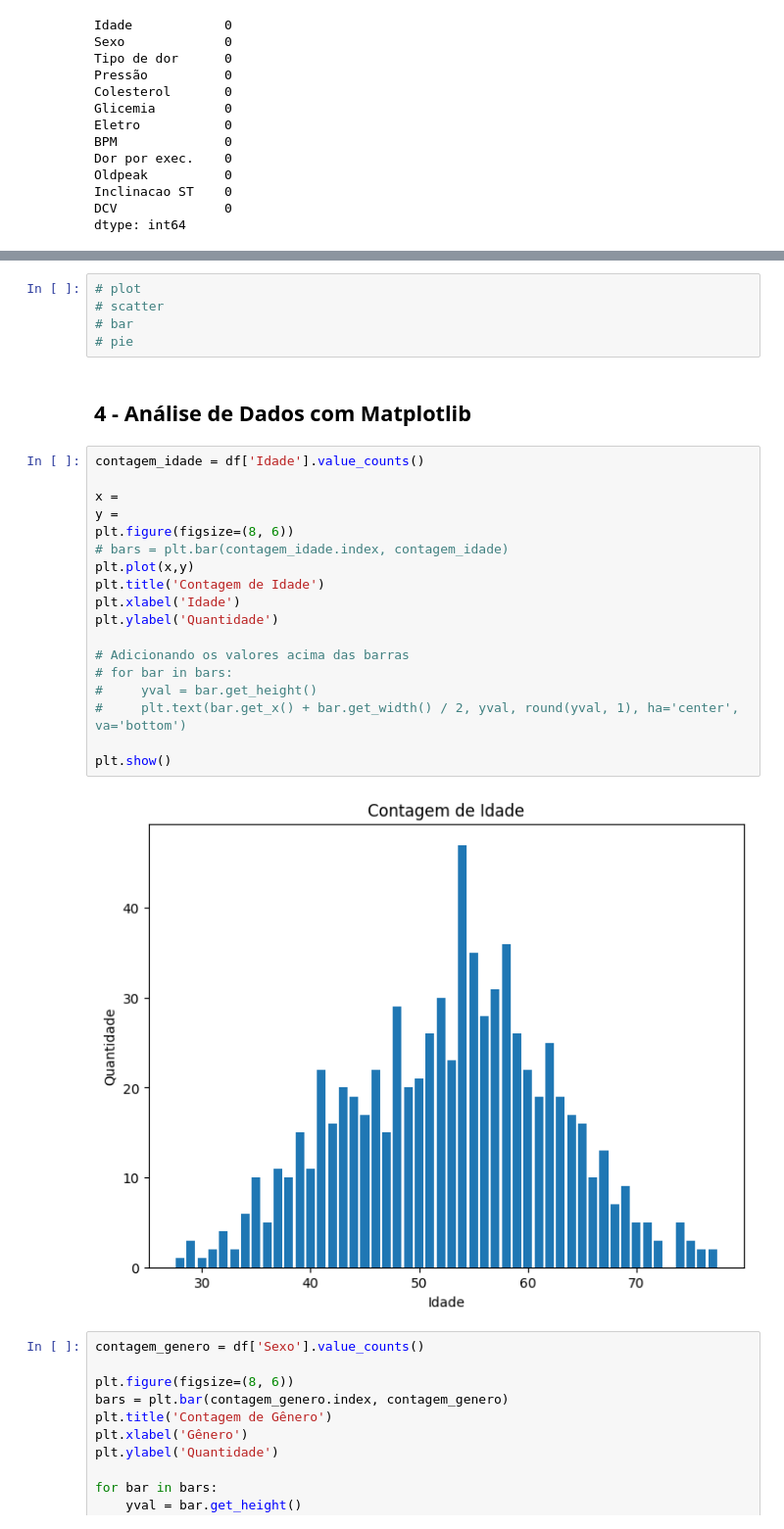
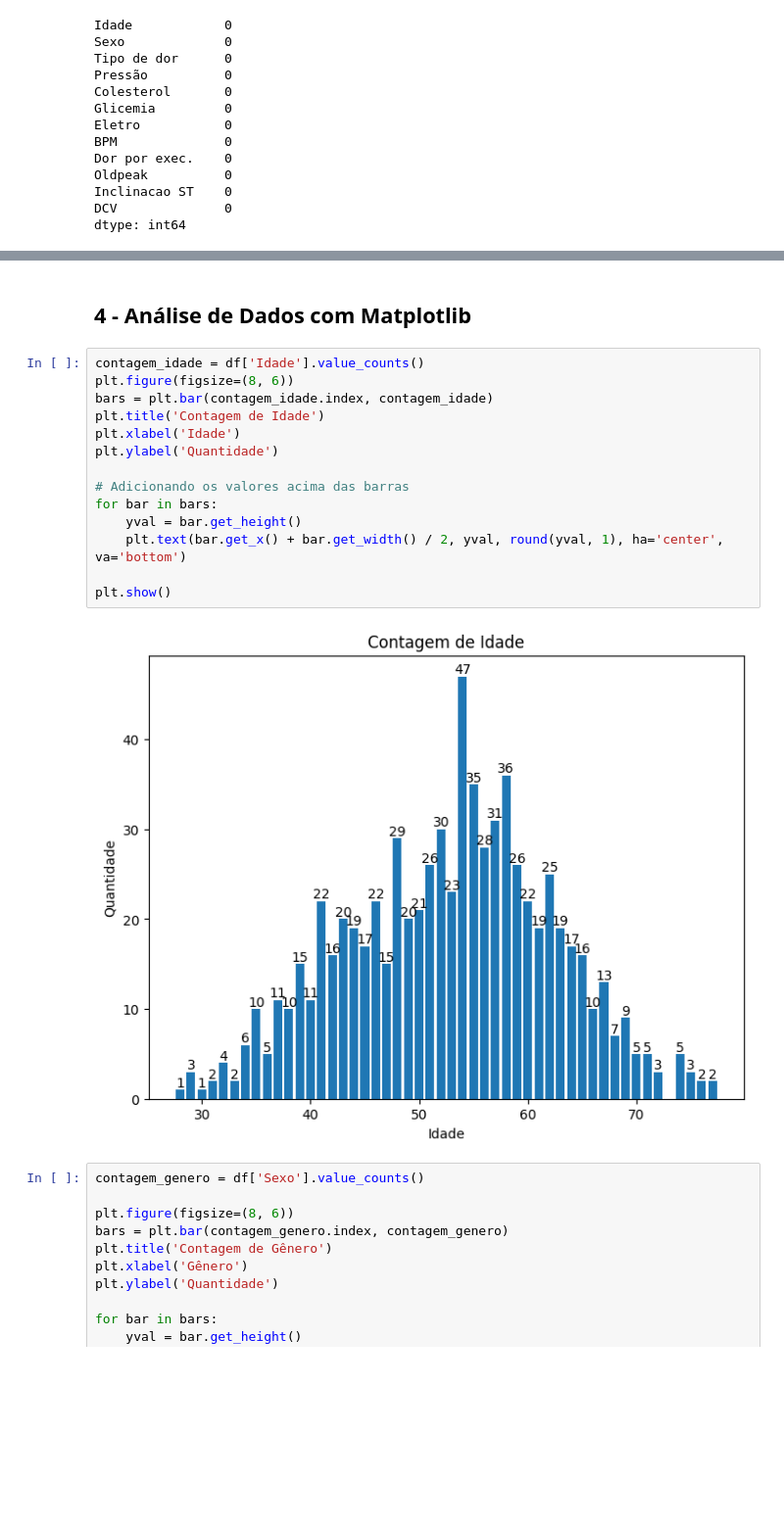
Before and after one commit to Thurcavalcante/analise-projeto-final-, a Jupyter notebook: analise.ipynb, the cells around one changed output, grey strips where cells are left out. Shown at 98% size. Saved outputs shown, nothing was run; the diff lists cells and outputs as text; blank space fills up the shorter version.

```diff
--- a/analise.ipynb
+++ b/analise.ipynb
@@ -208,30 +187,21 @@ constroi_grafico_barras('DCV')
-# %%
-# plot
-# scatter
-# bar
-# pie
 # %% [markdown]
 ## 4 - Análise de Dados com Matplotlib
 # %%
 contagem_idade = df['Idade'].value_counts()
-
-x =
-y =
 plt.figure(figsize=(8, 6))
-# bars = plt.bar(contagem_idade.index, contagem_idade)
-plt.plot(x,y)
+bars = plt.bar(contagem_idade.index, contagem_idade)
 plt.title('Contagem de Idade')
 plt.xlabel('Idade')
 plt.ylabel('Quantidade')
 
 # Adicionando os valores acima das barras
-# for bar in bars:
-#     yval = bar.get_height()
-#     plt.text(bar.get_x() + bar.get_width() / 2, yval, round(yval, 1), ha='center', va='bottom')
+for bar in bars:
+    yval = bar.get_height()
+    plt.text(bar.get_x() + bar.get_width() / 2, yval, round(yval, 1), ha='center', va='bottom')
 
 plt.show()
 # %% [output]
-[figure, old version]
+[figure, new version]
 # %%
 contagem_genero = df['Sexo'].value_counts()
 
```
Also changed, not shown: parts of 4 cells of this notebook.
